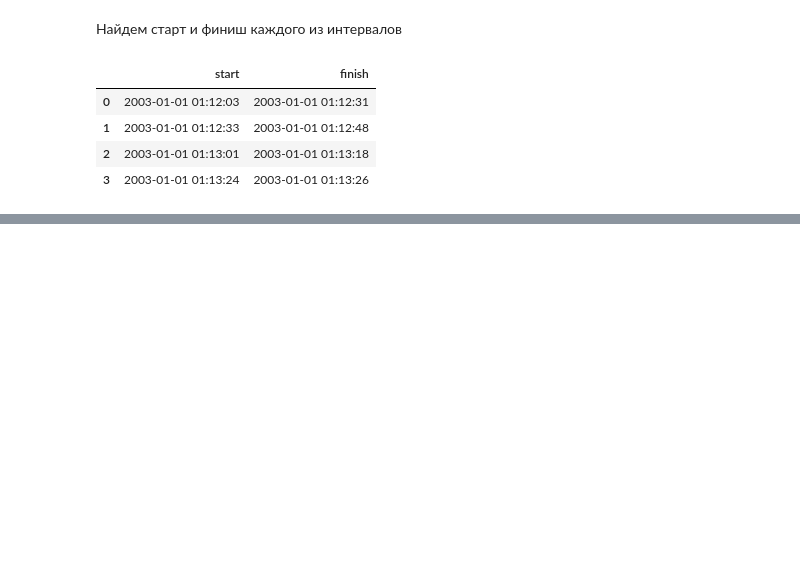
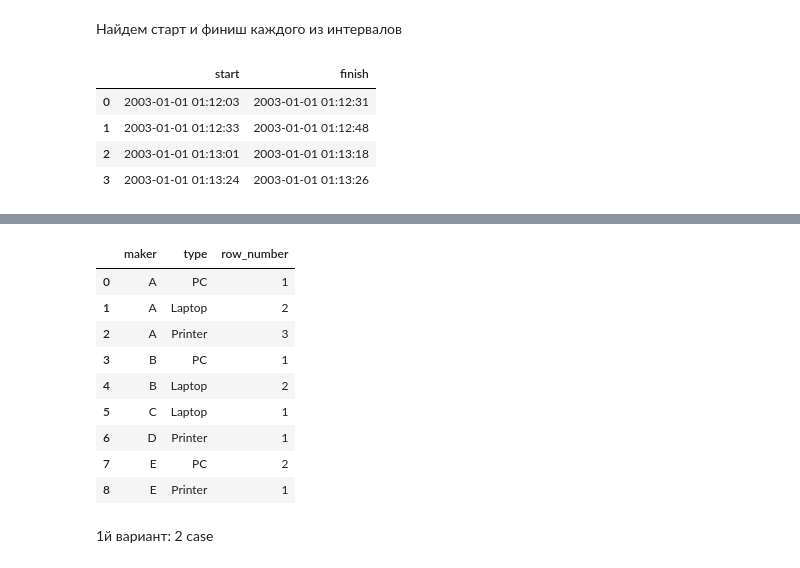
Before and after one commit to SlvrSky/sql_training, a Jupyter notebook: sql_ex_postgres_practice.ipynb, the cells around one changed output, grey strips where cells are left out. Drawn from its saved outputs; the diff is of its cells as text; code cells hidden in the pictures; blank space fills up the shorter version.

```diff
--- a/sql_ex_postgres_practice.ipynb
+++ b/sql_ex_postgres_practice.ipynb
@@ -762,0 +807,25 @@ select(sql)
+# %%
+sql = '''select t.maker, t.type,
+row_number() over (partition by t.maker)
+from product t
+group by t.maker, t.type
+order by t.maker,
+CASE WHEN t.type = 'PC' THEN '1'
+     WHEN t.type = 'Laptop' THEN '2'
+     ELSE t.type END
+'''
+# %%
+select(sql)
+# %% [output]
+|  | maker | type | row_number |
+| 0 | A | PC | 1 |
+| 1 | A | Laptop | 2 |
+| 2 | A | Printer | 3 |
+| 3 | B | PC | 1 |
+| 4 | B | Laptop | 2 |
+| 5 | C | Laptop | 1 |
+| 6 | D | Printer | 1 |
+| 7 | E | PC | 2 |
+| 8 | E | Printer | 1 |
+# %% [markdown]
+1й вариант: 2 case
```
Also changed, not shown: parts of 19 cells of this notebook, 1 other file.
